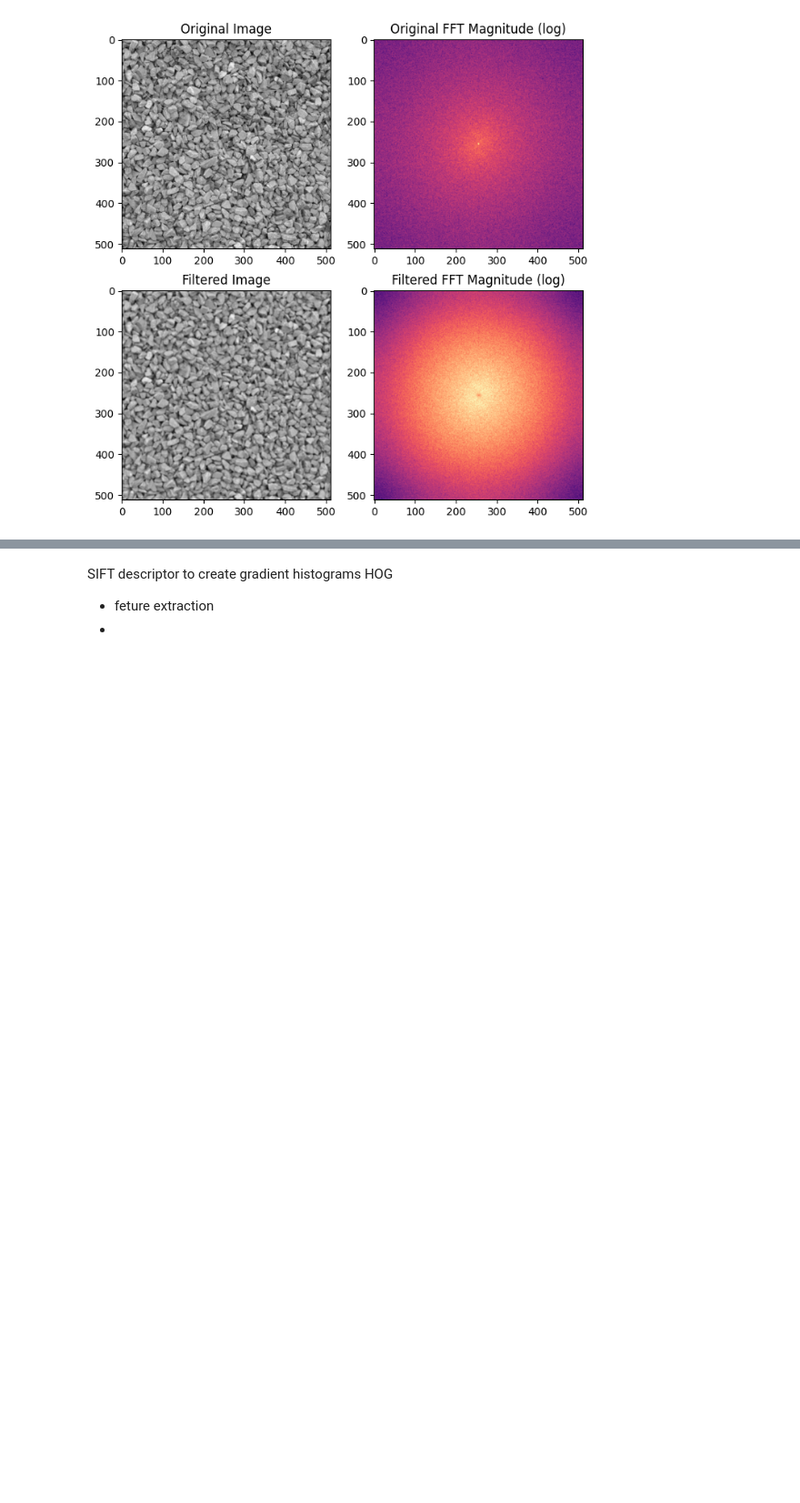
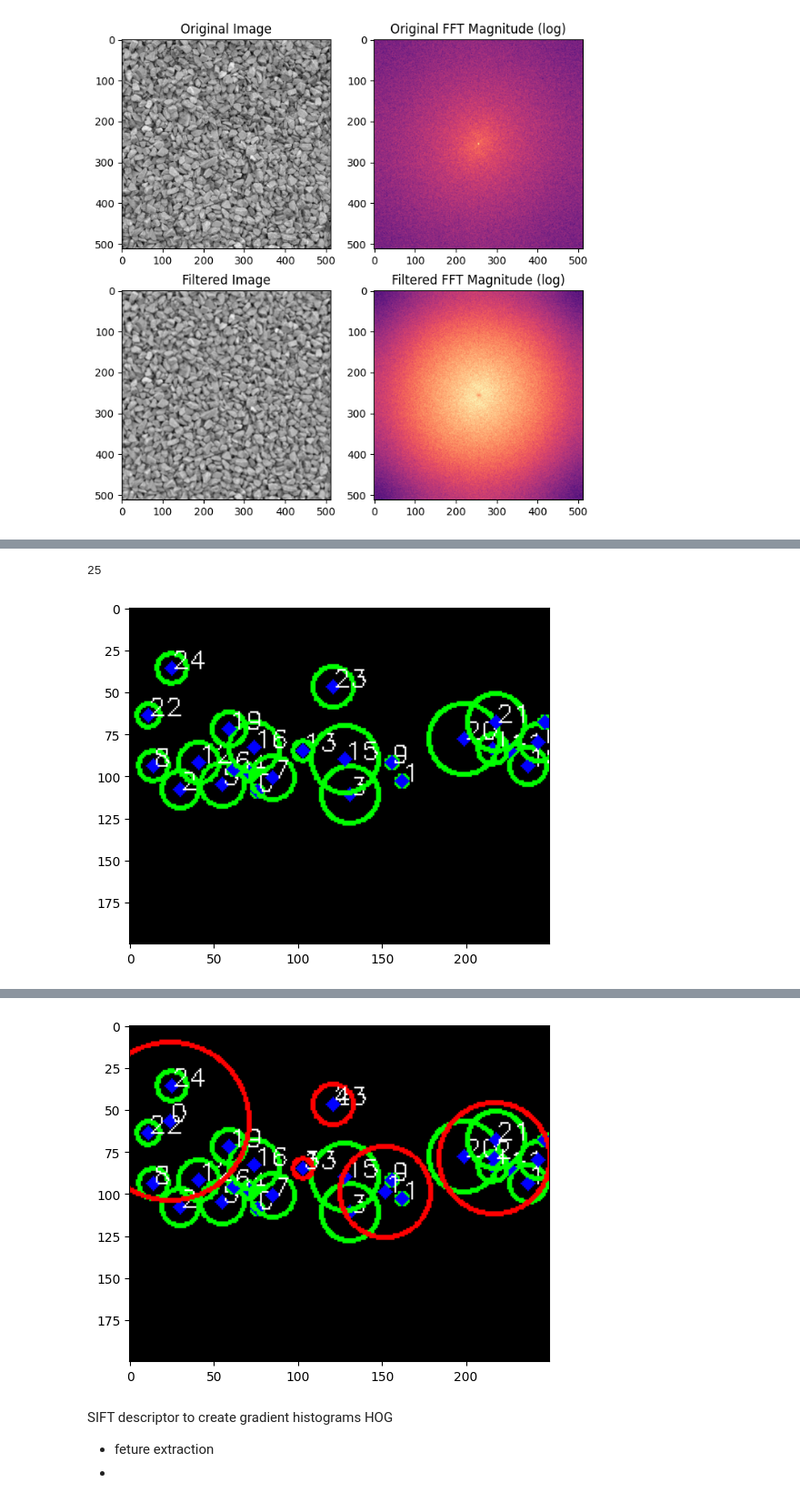
Before and after one commit to IgorCzudy/Trash-detection-, a Jupyter notebook: bistrina.ipynb, the cells around one changed output, grey strips where cells are left out. Shown at 91% size. Cells and saved outputs as stored; diff of their text form; code cells hidden in the pictures; blank space fills up the shorter version.

```diff
--- a/bistrina.ipynb
+++ b/bistrina.ipynb
@@ -79,0 +163,73 @@ plt.show()
+# %%
+old_circles = circles.copy()
+# %%
+circles = old_circles.copy()
+len(circles)
+# %% [output]
+25
+# %%
+import cv2
+import numpy as np
+import matplotlib.pyplot as plt
+
+def show_circles(circles, color):
+    for i, circle in enumerate(circles):
+        x, y, r = circle
+        cv2.circle(image, (x, y), r, color, 2)
+        cv2.circle(image, (x, y), 2, (0, 0, 255), 3)  # Center
+        cv2.putText(image, f"{i}", (x, y), cv2.FONT_HERSHEY_SIMPLEX, 0.5, (255, 255, 255), 1)
+    plt.imshow(image);
+    plt.show()
+
+def circles_intersect(circle1, circle2):
+    # Check if two circles intersect
+    x1, y1, r1 = circle1
+    x2, y2, r2 = circle2
+    dist_centers = np.sqrt((x2 - x1)**2 + (y2 - y1)**2)
+    return dist_centers <= (r1 + r2), dist_centers
+
+
+# Create a black image
+image = np.zeros_like(image)
+# image = np.zeros((300, 400, 3), dtype=np.uint8)
+
+# Initialize the list of circles
+# circles = [
+#     (130, 140, 20),
+#     (150, 150, 30),
+#     (150, 175, 25),
+#     (300, 100, 35)
+# ]
+show_circles(circles, (0, 255, 0))
+
+
+# Greedy grouping algorithm to merge intersecting circles
+changed = True
+while changed == True:
+    changed = False
+    i = 0
+    while i < len(circles):
+            j = i + 1
+            while j < len(circles):
+                intersect, distance = circles_intersect(circles[i], circles[j])
+                if intersect:
+                    print(f"{i} {j} intersecting, {len(circles)-1} circles left")
+                    # Merge circles[i] and circles[j]
+                    x1, y1, r1 = circles[i]
+                    x2, y2, r2 = circles[j]
+                    new_center = ((x1 + x2) // 2, (y1 + y2) // 2)
+                    new_radius = int((r1 + r2 + distance)//2)
+                    # circles.append((new_center[0], new_center[1], new_radius))
+                    circles[i] = (new_center[0], new_center[1], new_radius)
+                    circles.pop(j)
+                    changed = True
+                    # show_circles(circles, (5*i, 255-5*i, 0))
+
+                else:
+                    j+=1
+            i += 1
+
+# Draw circles around the final merged circles
+show_circles(circles, (255, 0 , 0))
+# %% [output]
+[figure, added]
@@ -80,3 +256,4 @@ plt.show()
+[figure, added]
 # %% [markdown]
  SIFT descriptor to create gradient histograms
  HOG
```
Also changed, not shown: parts of 5 cells of this notebook.
